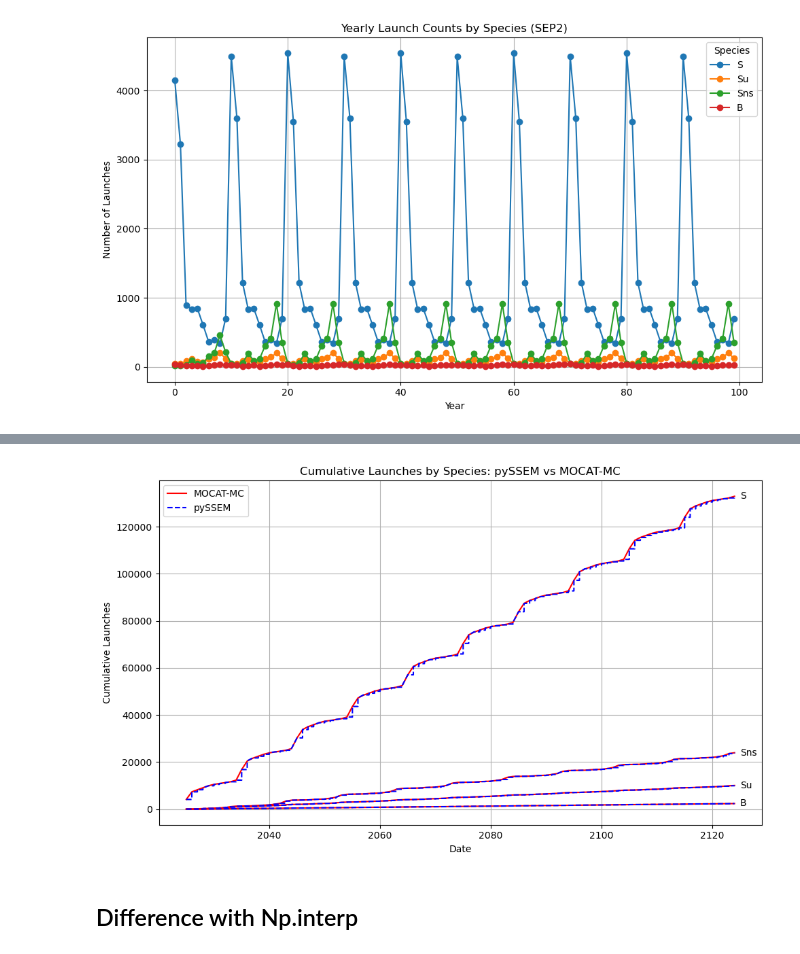
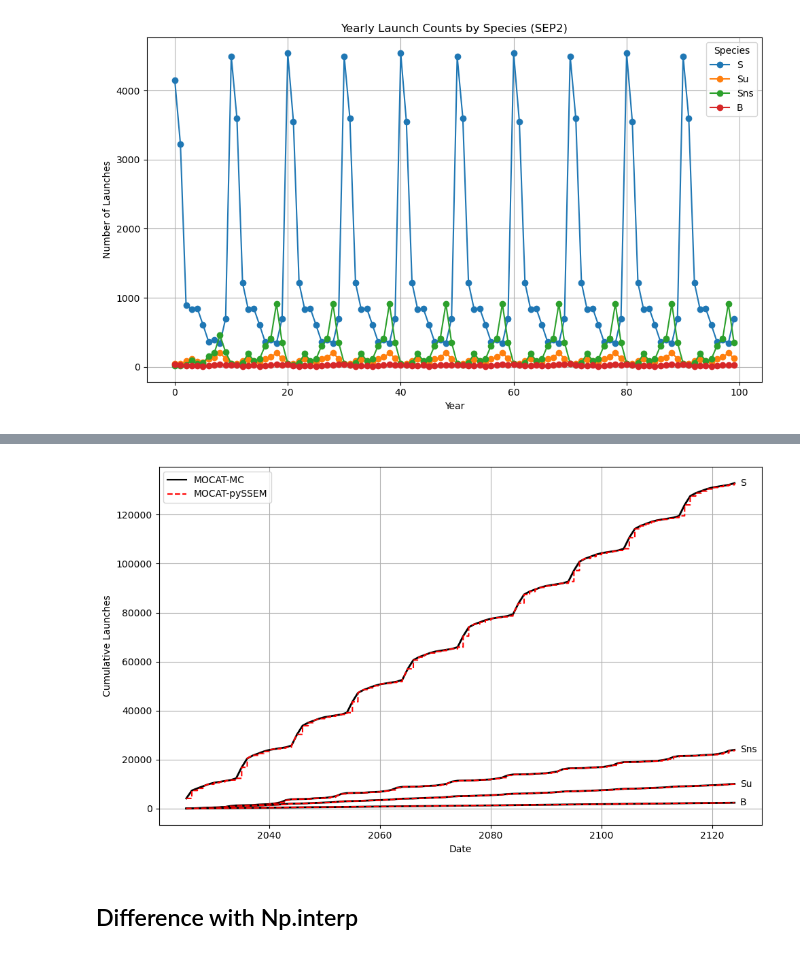
Before and after one commit to ARCLab-MIT/pyssem, a Jupyter notebook: pyssem/elliptical_launch.ipynb, the cells around one changed output, grey strips where cells are left out. Drawn from its saved outputs; the diff is of its cells as text; code cells hidden in the pictures.

```diff
--- a/pyssem/elliptical_launch.ipynb
+++ b/pyssem/elliptical_launch.ipynb
@@ -405,39 +408,40 @@ cum_mc   = mc.cumsum()
 plt.figure(figsize=(10, 6))
 
 # Model-level colors
-py_color = 'blue'
-mc_color = 'red'
+py_color = 'red'
+mc_color = 'black'
 
 for sp in target_species:
     # MOCAT-MC solid thick
     plt.plot(cum_mc.index, cum_mc[sp],
-             linestyle='-', color=mc_color)
+             linestyle='-', linewidth = 2, color=mc_color)
         # pySSEM dashed
     plt.plot(cum_pyss.index, cum_pyss[sp],
              linestyle='--', color=py_color)
 
 # Annotate species names at final point (using MOCAT-MC values)
 x_last = cum_mc.index[-1] + pd.Timedelta(days=365)  # offset 1 year to the right
 for sp in target_species:
     y_last = cum_mc[sp].iloc[-1]
     plt.text(x_last, y_last, sp, va='center')
 
 # Legend with only model names
 from matplotlib.lines import Line2D
 legend_handles = [
     Line2D([0], [0], color=mc_color, label='MOCAT-MC'),
-    Line2D([0], [0], color=py_color, linestyle='--', label='pySSEM')
+    Line2D([0], [0], color=py_color, linestyle='--', label='MOCAT-pySSEM')
 ]
 plt.legend(handles=legend_handles, loc='upper left')
 
 plt.xlabel('Date')
 plt.ylabel('Cumulative Launches')
-plt.title('Cumulative Launches by Species: pySSEM vs MOCAT-MC')
+# plt.title('Cumulative Launches by Species')
 plt.grid(True)
 plt.tight_layout()
+# plt.yscale('log')
 plt.show()
 # %% [output]
-[figure, old version]
+[figure, new version]
 # %% [markdown]
 ## Difference with Np.interp
 # %%
```
Also changed, not shown: parts of 19 cells of this notebook, 4 other files.
